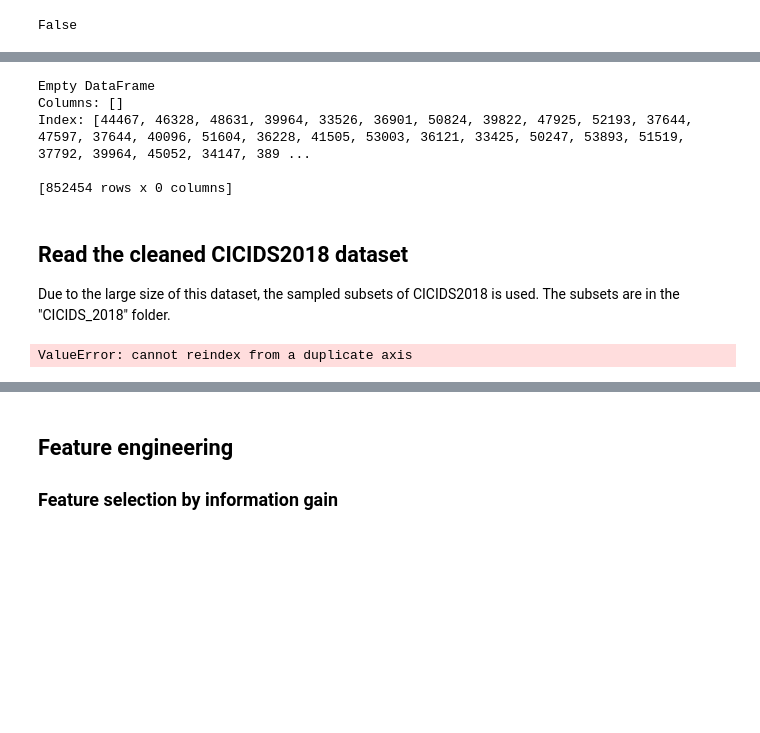
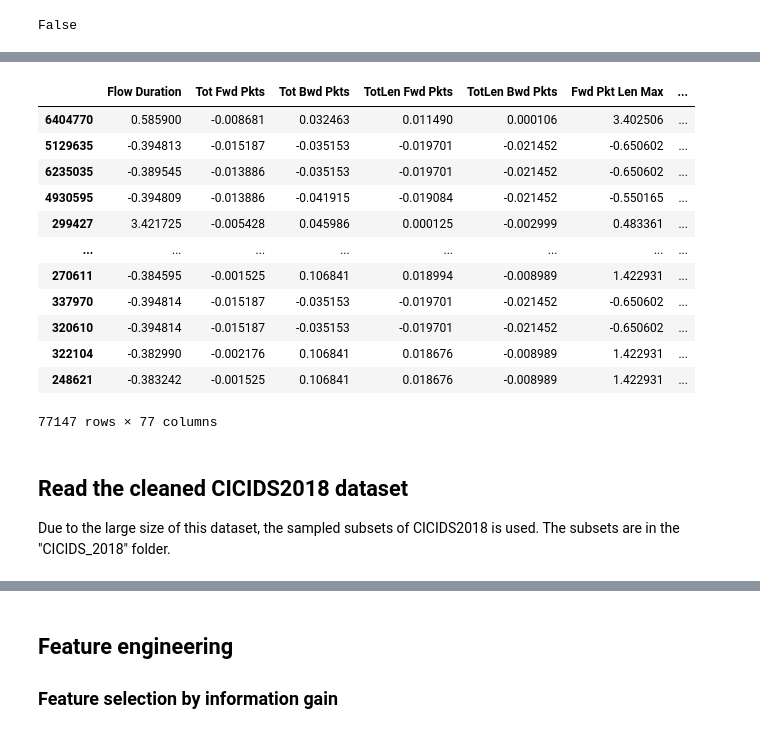
Before and after one commit to lemonadeaumiel/Hybrid-IDS_CICIDS2018, a Jupyter notebook: IDS_KMeans.ipynb, the cells around one changed output, grey strips where cells are left out. Drawn from its saved outputs; the diff is of its cells as text; code cells hidden in the pictures; blank space fills up the shorter version.

```diff
--- a/IDS_KMeans.ipynb
+++ b/IDS_KMeans.ipynb
@@ -294,9 +303,24 @@ result
-# %%
-print(result[features])
-# %% [output]
-Empty DataFrame
-Columns: []
-Index: [44467, 46328, 48631, 39964, 33526, 36901, 50824, 39822, 47925, 52193, 37644, 47597, 37644, 40096, 51604, 36228, 41505, 53003, 36121, 33425, 50247, 53893, 51519, 37792, 39964, 45052, 34147, 389 ...
-
-[852454 rows x 0 columns]
+# %%
+def sample(group):
+    frac = 0.09
+    return group.sample(frac=frac, replace=True)
+
+
+sample_df = result.groupby('Label', group_keys=False).apply(sample)
+# %%
+sample_df
+# %% [output]
+|  | Flow Duration | Tot Fwd Pkts | Tot Bwd Pkts | TotLen Fwd Pkts | TotLen Bwd Pkts | Fwd Pkt Len Max | ... |
+| 6404770 | 0.585900 | -0.008681 | 0.032463 | 0.011490 | 0.000106 | 3.402506 | ... |
+| 5129635 | -0.394813 | -0.015187 | -0.035153 | -0.019701 | -0.021452 | -0.650602 | ... |
+| 6235035 | -0.389545 | -0.013886 | -0.035153 | -0.019701 | -0.021452 | -0.650602 | ... |
+| 4930595 | -0.394809 | -0.013886 | -0.041915 | -0.019084 | -0.021452 | -0.550165 | ... |
+| 299427 | 3.421725 | -0.005428 | 0.045986 | 0.000125 | -0.002999 | 0.483361 | ... |
+| ... | ... | ... | ... | ... | ... | ... | ... |
+| 270611 | -0.384595 | -0.001525 | 0.106841 | 0.018994 | -0.008989 | 1.422931 | ... |
+| 337970 | -0.394814 | -0.015187 | -0.035153 | -0.019701 | -0.021452 | -0.650602 | ... |
+| 320610 | -0.394814 | -0.015187 | -0.035153 | -0.019701 | -0.021452 | -0.650602 | ... |
+| 322104 | -0.382990 | -0.002176 | 0.106841 | 0.018676 | -0.008989 | 1.422931 | ... |
+| 248621 | -0.383242 | -0.001525 | 0.106841 | 0.018676 | -0.008989 | 1.422931 | ... |
+77147 rows × 77 columns
 # %%
@@ -307,15 +331,5 @@ Due to the large size of this dataset, the sampled subsets of CICIDS2018 is used
 # %%
 #Read dataset
 df = pd.read_csv('./CICIDS_2018/CICIDS2018_cleaned.csv')
-# %%
-def typicalSampling(group):
-    name = group.name
-    frac = 0.5
-    return group.sample(frac=frac, replace=True)
-
-
-df_frac = df.apply(typicalSampling)
-# %% [output]
-ValueError: cannot reindex from a duplicate axis
 # %%
 df.keys()
```
Also changed, not shown: parts of 107 cells of this notebook, 1 other file.
